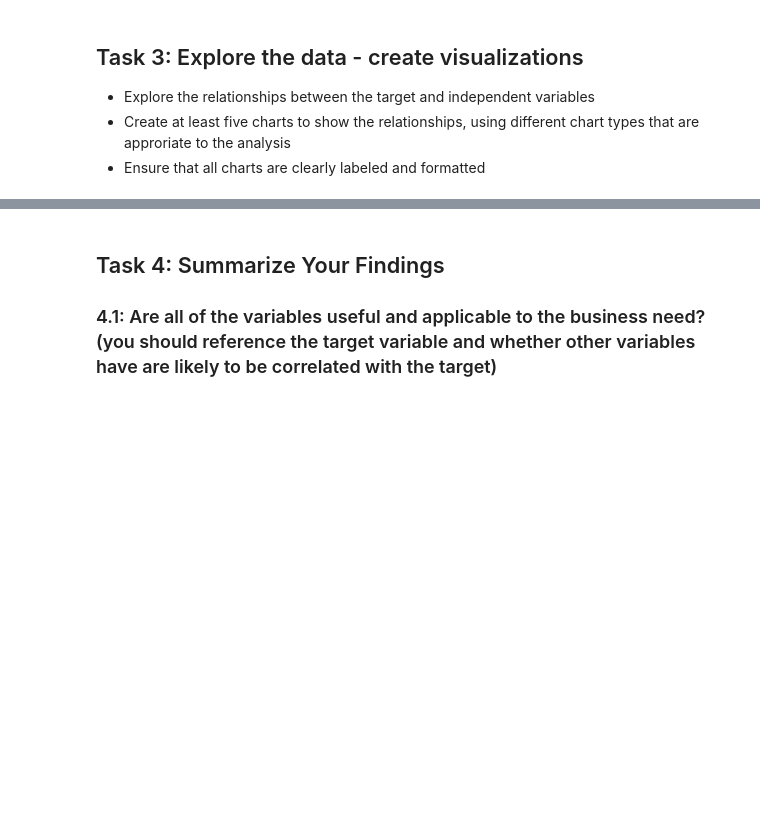
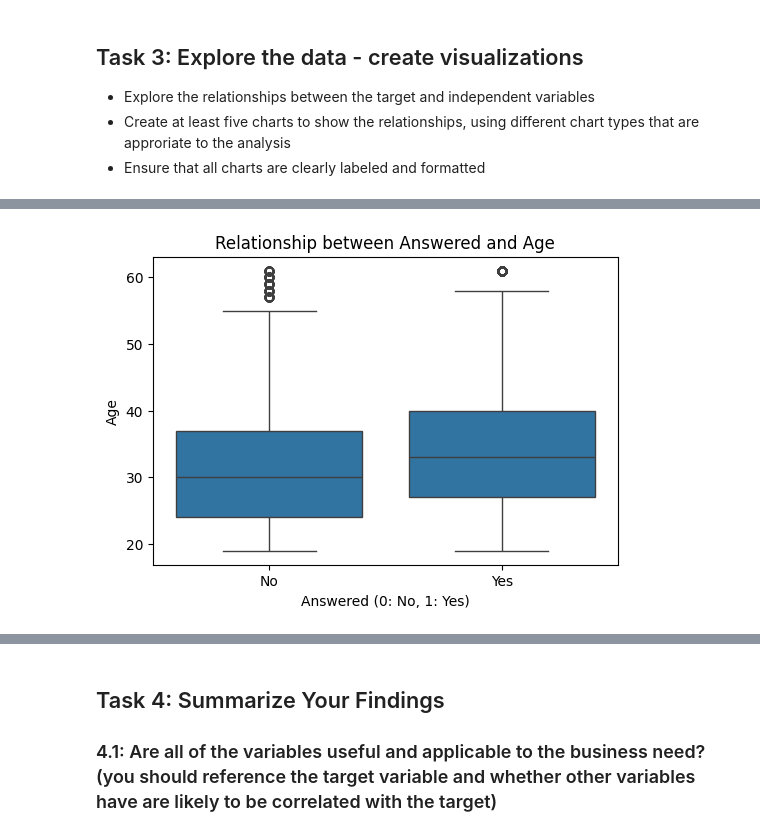
Before and after one commit to jamesmignone63-create/UofUtah_IS4487, a Jupyter notebook: Assignments/assignment_4_data_understanding.ipynb, the cells around one changed output, grey strips where cells are left out. Cells and saved outputs as stored; diff of their text form; code cells hidden in the pictures; blank space fills up the shorter version.

```diff
--- a/Assignments/assignment_4_data_understanding.ipynb
+++ b/Assignments/assignment_4_data_understanding.ipynb
@@ -81,0 +140,11 @@ As in the AdviseInvest case, we will assume `answered` is our target variable. L
+# %%
+# Chart 2: Relationship between 'answered' and 'age' (Numerical vs. Target)
+plt.figure(figsize=(6, 4))
+sns.boxplot(data=df_cleaned, x='answered', y='age')
+plt.title('Relationship between Answered and Age')
+plt.xlabel('Answered (0: No, 1: Yes)')
+plt.ylabel('Age')
+plt.xticks([0, 1], ['No', 'Yes'])
+plt.show()
+# %% [output]
+[figure, added]
```
Also changed, not shown: parts of 25 cells of this notebook.
